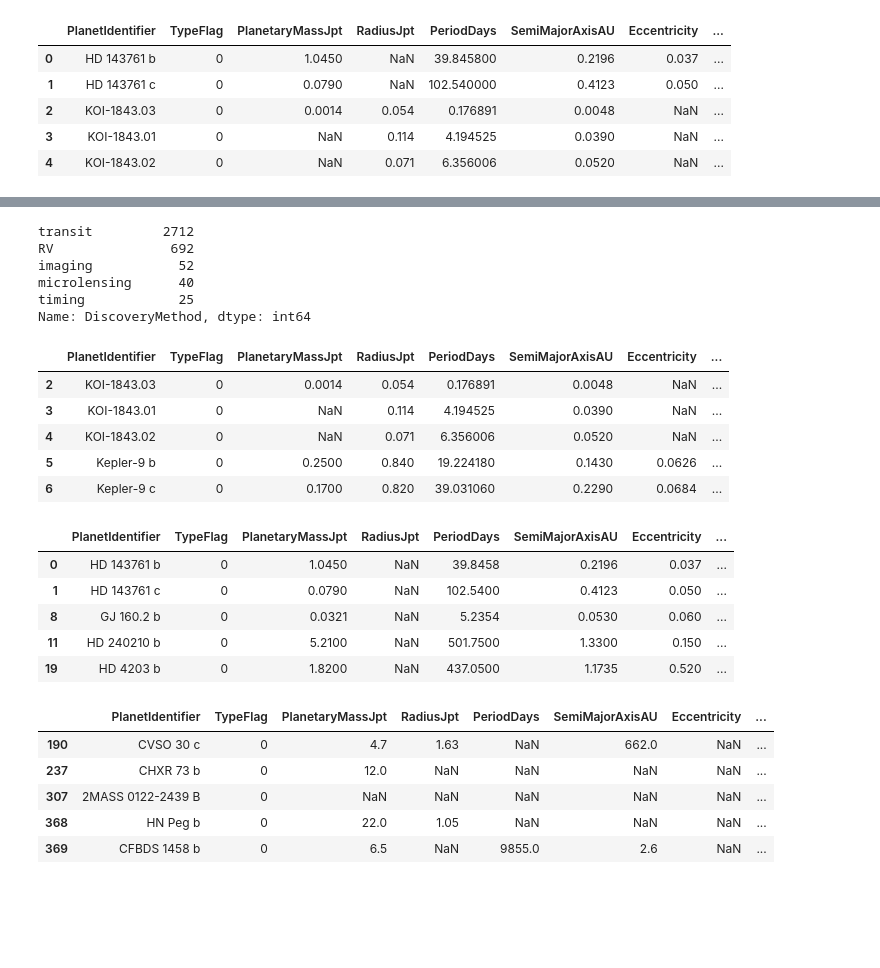
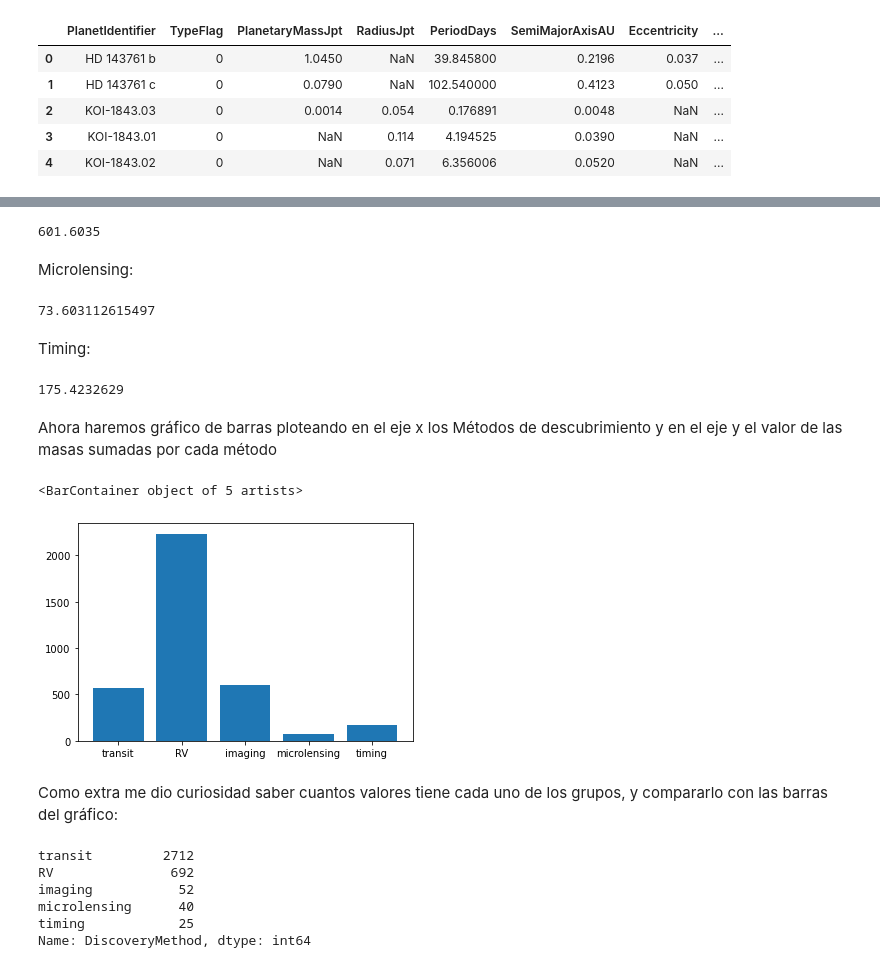
Before and after one commit to DinierGamboa/Tareas_data_science, a Jupyter notebook: Tareas y autoevaluaciones/Tarea 1.ipynb, the cells around one changed output, grey strips where cells are left out. Drawn from its saved outputs; the diff is of its cells as text; code cells hidden in the pictures; blank space fills up the shorter version.

```diff
--- a/Tareas y autoevaluaciones/Tarea 1.ipynb
+++ b/Tareas y autoevaluaciones/Tarea 1.ipynb
@@ -25,0 +88,3 @@ kepler.head()
+# %%
+b1 = b.agg('PlanetaryMassJpt').sum()
+b1
@@ -26,3 +95,34 @@ kepler.head()
+# %%
+c1 = c.agg('PlanetaryMassJpt').sum()
+c1
+# %% [output]
+601.6035
+# %% [markdown]
+Microlensing:
+# %%
+d1 = d.agg('PlanetaryMassJpt').sum()
+d1
+# %% [output]
+73.603112615497
+# %% [markdown]
+Timing:
+# %%
+e1 = e.agg('PlanetaryMassJpt').sum()
+e1
+# %% [output]
+175.4232629
+# %% [markdown]
+Ahora haremos gráfico de barras ploteando en el eje x los Métodos de descubrimiento y en el eje y el valor de las masas sumadas por cada método
+# %%
+x = np.array(['transit', 'RV', 'imaging', 'microlensing', 'timing'])
+y = np.array([a1, b1, c1, d1, e1])
+
+plt.bar(x, y)
+# %% [output]
+<BarContainer object of 5 artists>
+[figure, added]
+# %% [markdown]
+Como extra me dio curiosidad saber cuantos valores tiene cada uno de los grupos, y compararlo con las barras del gráfico:
 # %%
 kepler['DiscoveryMethod'].value_counts()
 # %% [output]
@@ -32,33 +132,3 @@ imaging           52
 microlensing      40
 timing            25
 Name: DiscoveryMethod, dtype: int64
-# %%
-discov1=kepler.groupby(['DiscoveryMethod'])
-discov1.get_group('transit').head()
-# %% [output]
-|  | PlanetIdentifier | TypeFlag | PlanetaryMassJpt | RadiusJpt | PeriodDays | SemiMajorAxisAU | Eccentricity | ... |
-| 2 | KOI-1843.03 | 0 | 0.0014 | 0.054 | 0.176891 | 0.0048 | NaN | ... |
-| 3 | KOI-1843.01 | 0 | NaN | 0.114 | 4.194525 | 0.0390 | NaN | ... |
-| 4 | KOI-1843.02 | 0 | NaN | 0.071 | 6.356006 | 0.0520 | NaN | ... |
-| 5 | Kepler-9 b | 0 | 0.2500 | 0.840 | 19.224180 | 0.1430 | 0.0626 | ... |
-| 6 | Kepler-9 c | 0 | 0.1700 | 0.820 | 39.031060 | 0.2290 | 0.0684 | ... |
-# %%
-discov2=kepler.groupby(['DiscoveryMethod'])
-discov2.get_group('RV').head()
-# %% [output]
-|  | PlanetIdentifier | TypeFlag | PlanetaryMassJpt | RadiusJpt | PeriodDays | SemiMajorAxisAU | Eccentricity | ... |
-| 0 | HD 143761 b | 0 | 1.0450 | NaN | 39.8458 | 0.2196 | 0.037 | ... |
-| 1 | HD 143761 c | 0 | 0.0790 | NaN | 102.5400 | 0.4123 | 0.050 | ... |
-| 8 | GJ 160.2 b | 0 | 0.0321 | NaN | 5.2354 | 0.0530 | 0.060 | ... |
-| 11 | HD 240210 b | 0 | 5.2100 | NaN | 501.7500 | 1.3300 | 0.150 | ... |
-| 19 | HD 4203 b | 0 | 1.8200 | NaN | 437.0500 | 1.1735 | 0.520 | ... |
-# %%
-discov3=kepler.groupby(['DiscoveryMethod'])
-discov3.get_group('imaging').head()
-# %% [output]
-|  | PlanetIdentifier | TypeFlag | PlanetaryMassJpt | RadiusJpt | PeriodDays | SemiMajorAxisAU | Eccentricity | ... |
-| 190 | CVSO 30 c | 0 | 4.7 | 1.63 | NaN | 662.0 | NaN | ... |
-| 237 | CHXR 73 b | 0 | 12.0 | NaN | NaN | NaN | NaN | ... |
-| 307 | 2MASS 0122-2439 B | 0 | NaN | NaN | NaN | NaN | NaN | ... |
-| 368 | HN Peg b | 0 | 22.0 | 1.05 | NaN | NaN | NaN | ... |
-| 369 | CFBDS 1458 b | 0 | 6.5 | NaN | 9855.0 | 2.6 | NaN | ... |
```
Also changed, not shown: parts of 19 cells of this notebook.
